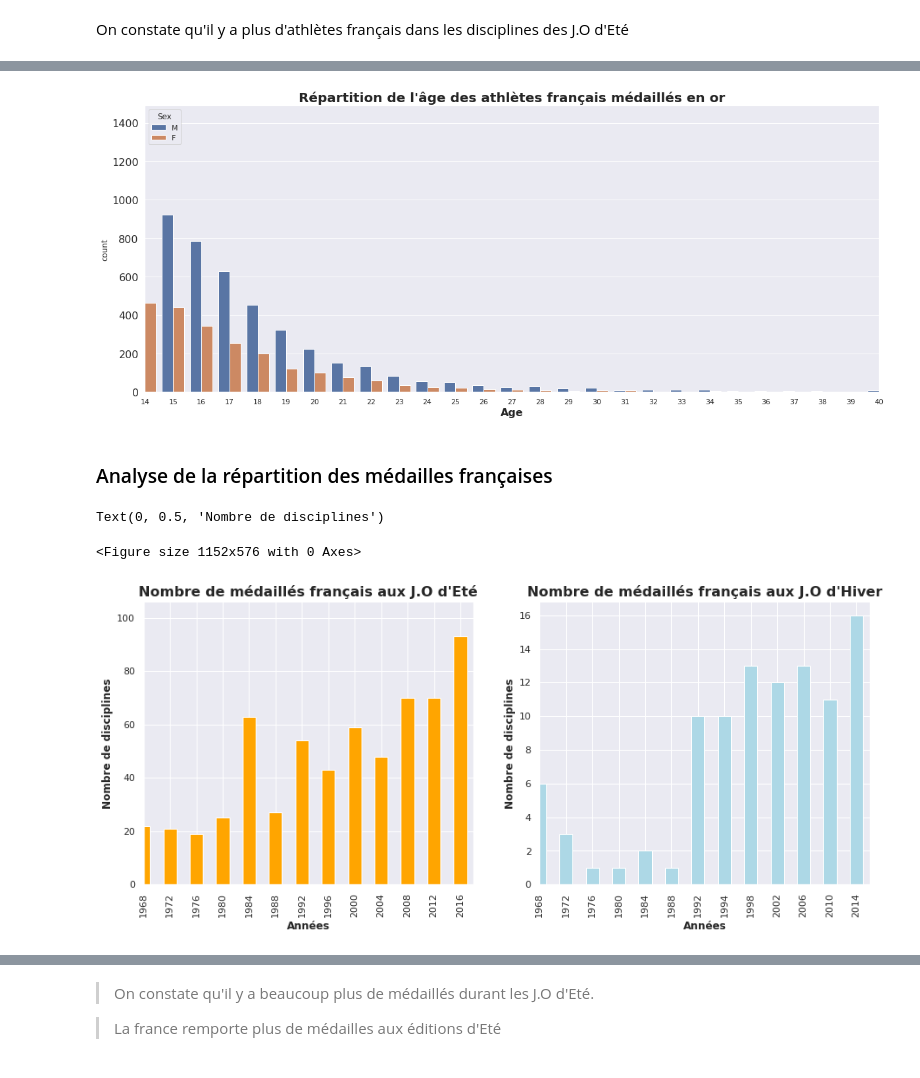
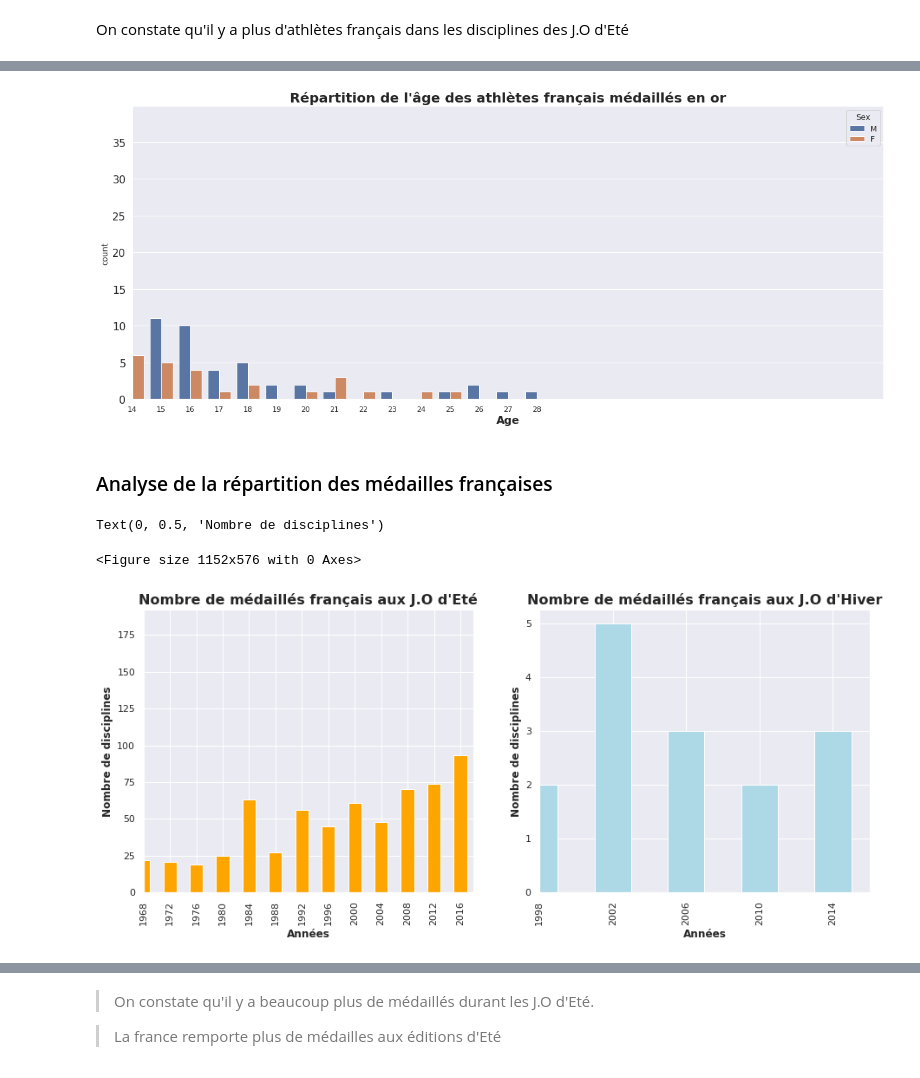
Before and after one commit to tekebim/python-render-session, a Jupyter notebook: Analyse_Olympics_Game.ipynb, the cells around one changed output, grey strips where cells are left out. Cells and saved outputs as stored; diff of their text form; code cells hidden in the pictures.

```diff
--- a/Analyse_Olympics_Game.ipynb
+++ b/Analyse_Olympics_Game.ipynb
@@ -413,6 +423,21 @@ array(['Denmark', 'Finland', 'Norway', 'Netherlands', 'France', 'Italy',
        'Barbados', 'Tonga'], dtype=object)
 # %% [markdown]
 # Analyse des médailles pour la France
+# %%
+frenchAthletes = athletesFilter[athletesFilter.region == "France"]
+frenchAthletesMedals = frenchAthletes[frenchAthletes.Medal != 'None']
+frenchAthletesWinner = frenchAthletesMedals[frenchAthletesMedals.Medal == 'Gold']
+
+frenchSummerParticipants = frenchAthletes[frenchAthletes.Season == "Summer"]
+frenchWinterParticipants = frenchAthletes[frenchAthletes.Season == "Winter"]
+
+# frenchSummerParticipants = frenchAthletes[frenchSummerMedals.Team == "France"].loc[:,["ID","Year", "Medal"]]
+# frenchWinterParticipants = frenchAthletes[athletesWinterEdition.Team == "France"].loc[:,["ID","Year", "Medal"]]
+
+frenchSummerMedals = frenchAthletesMedals[frenchAthletesMedals['Season']=='Summer']
+frenchWinterMedals = frenchAthletesWinner[frenchAthletesWinner['Season']=='Winter']
+frenchSummerWinner = frenchSummerMedals[frenchSummerMedals['Medal']=='Gold']
+frenchWinterWinner = frenchWinterMedals[frenchWinterMedals['Medal']=='Gold']
 # %%
 frLast30yo = frenchAthletes[frenchAthletes['Year'] >= 1960]
 frMedalsLast30yo = frenchAthletesMedals[frenchAthletesMedals['Year'] >= 1960]
@@ -474,0 +586,5 @@ plt.gca().xaxis.set_major_formatter(FuncFormatter(lambda x, _: int(x)))
+# %%
+# Cleaning duplicates entries for team medals
+# Keep only one team entrie for all
+frMedalsLast30yoUnique = frMedalsLast30yo.drop_duplicates(subset=['Event', 'Year'])
+frMedalsLast30yoUnique.info()
@@ -475,24 +609,19 @@ plt.gca().xaxis.set_major_formatter(FuncFormatter(lambda x, _: int(x)))
 # %%
-frMedalsLast30yoUnique = frMedalsLast30yo.drop_duplicates(subset=['Name'])
-
 fig, ax = plt.subplots(figsize=(20, 8))
 ax = sns.countplot(x="Age", hue="Sex", data=frMedalsLast30yoUnique)
 ax.set_title('Répartition de l\'âge des athlètes français médaillés en or', fontsize = 20, loc='center',fontdict=dict(weight='bold'))
 ax.set_xlabel('Age', fontsize = 16, fontdict=dict(weight='bold'))
 ax.set_xlim( 14, 40 )
 
 plt.tick_params(axis='y', which='major', labelsize=16)
 
 # convert x axis to integer instead of float
 plt.gca().xaxis.set_major_formatter(FuncFormatter(lambda x, _: int(x)))
 # %% [output]
-[figure, old version]
+[figure, new version]
 # %% [markdown]
 ### Analyse de la répartition des médailles françaises
 # %%
-frenchSummerMedals = frenchSummerParticipants[(frenchSummerParticipants.Medal != 'None')]
-frenchWinterMedals = frenchWinterParticipants[(frenchWinterParticipants.Medal != 'None')]
-
 plt.figure(figsize=(16,8))
 fig, ax = plt.subplots(nrows=1, ncols=2, figsize=(15, 6))
 
@@ -510,5 +639,5 @@ ax[1].set_ylabel('Nombre de disciplines', fontsize = 12, fontdict=dict(weight='b
 # %% [output]
 Text(0, 0.5, 'Nombre de disciplines')
 <Figure size 1152x576 with 0 Axes>
-[figure, old version]
+[figure, new version]
 # %%
```
Also changed, not shown: parts of 38 cells of this notebook.
